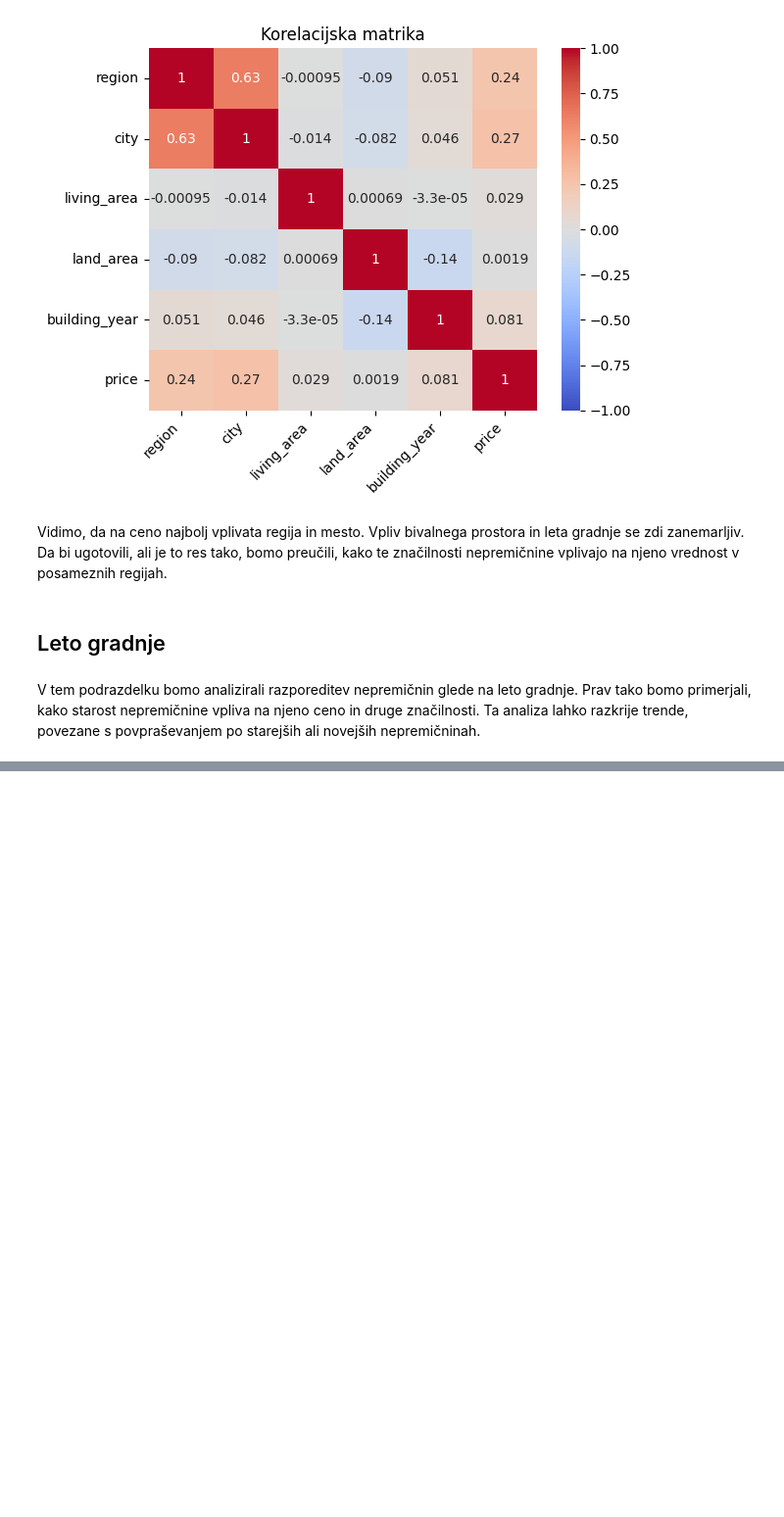
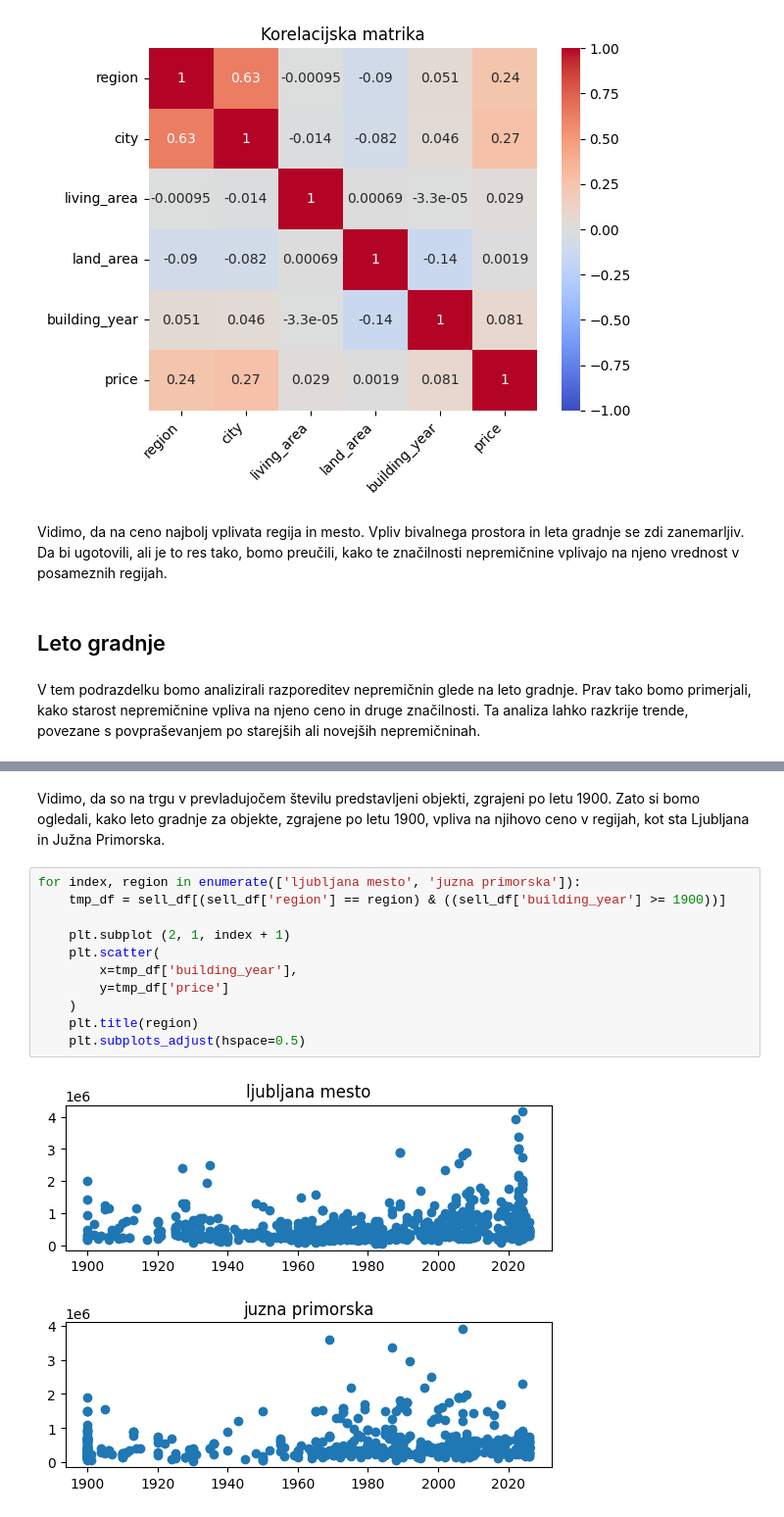
Before and after one commit to iruspro/RealEstateSlovenia-Insight, a Jupyter notebook: analysys.ipynb, the cells around one changed output, grey strips where cells are left out. Shown at 98% size. Saved outputs shown, nothing was run; the diff lists cells and outputs as text; blank space fills up the shorter version.

```diff
--- a/analysys.ipynb
+++ b/analysys.ipynb
@@ -744,0 +756,15 @@ V tem podrazdelku bomo analizirali razporeditev nepremičnin glede na leto gradn
+# %% [markdown]
+Vidimo, da so na trgu v prevladujočem številu predstavljeni objekti, zgrajeni po letu 1900. Zato si bomo ogledali, kako leto gradnje za objekte, zgrajene po letu 1900, vpliva na njihovo ceno v regijah, kot sta Ljubljana in Južna Primorska.
+# %%
+for index, region in enumerate(['ljubljana mesto', 'juzna primorska']):
+    tmp_df = sell_df[(sell_df['region'] == region) & ((sell_df['building_year'] >= 1900))]
+
+    plt.subplot (2, 1, index + 1)
+    plt.scatter(
+        x=tmp_df['building_year'],
+        y=tmp_df['price']
+    )
+    plt.title(region)
+    plt.subplots_adjust(hspace=0.5)
+# %% [output]
+[figure, added]
```
Also changed, not shown: parts of 6 cells of this notebook.
